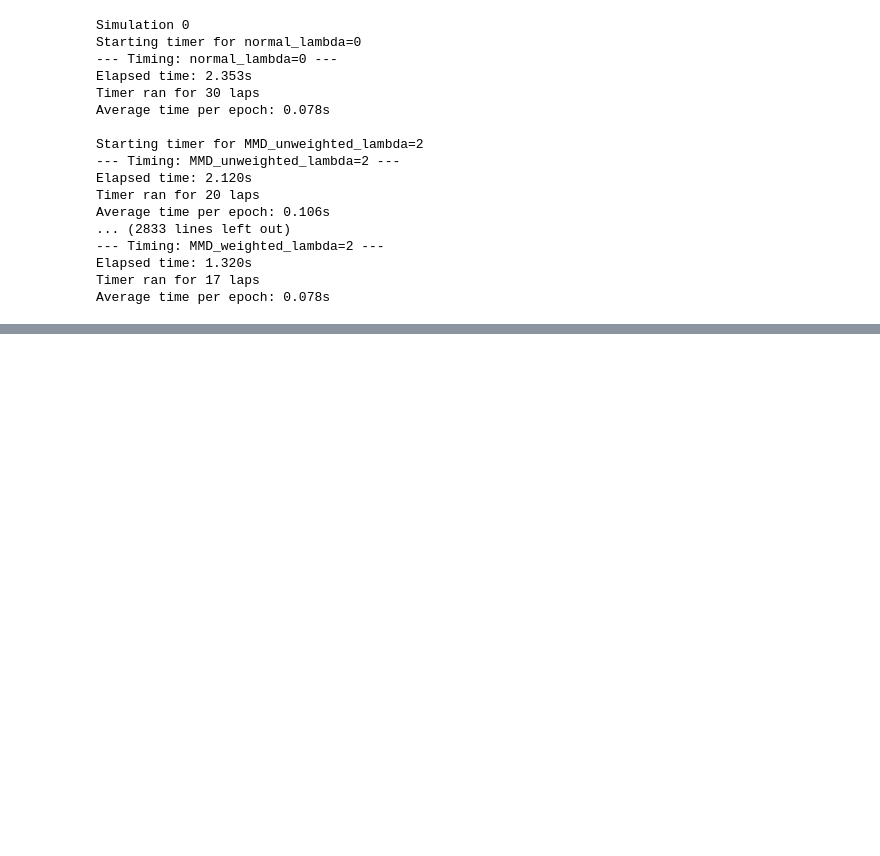
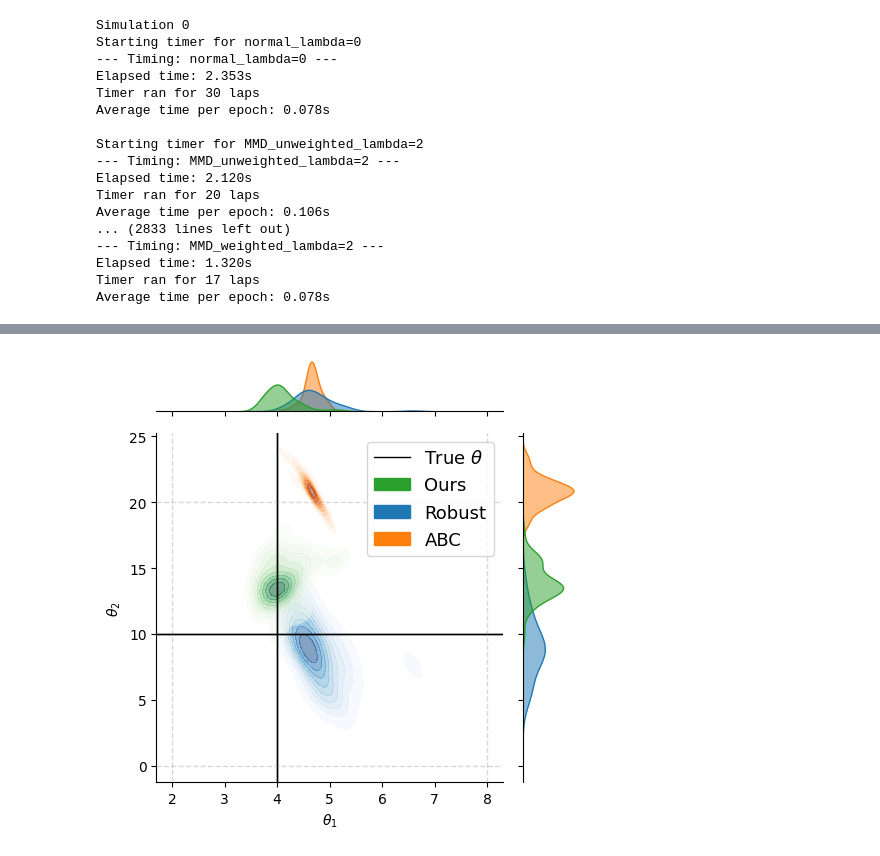
Before and after one commit to ymnglli/efficient-robust-sbi, a Jupyter notebook: notebooks/project.ipynb, the cells around one changed output, grey strips where cells are left out. Drawn from its saved outputs; the diff is of its cells as text; code cells hidden in the pictures; blank space fills up the shorter version.

```diff
--- a/notebooks/project.ipynb
+++ b/notebooks/project.ipynb
@@ -510,0 +637,63 @@ python .\exp_ricker.py --distance="mmd-efficient" --beta=2.0 --degree=0.2 --pre-
+# %%
+target_degree = 0.2
+target_beta = 2
+ss = 32
+i = 7
+
+posterior_normal = np.load(f"../objects/ABC/ricker_consolidated/degree={target_degree}/lambda={target_beta}/sample_size={ss}/{i}/posterior_normal.npy")
+posterior_robust = np.load(f"../objects/ABC/ricker_consolidated/degree={target_degree}/lambda={target_beta}/sample_size={ss}/{i}/posterior_robust.npy")
+posterior_robust_efficient = np.load(f"../objects/ABC/ricker_consolidated/degree={target_degree}/lambda={target_beta}/sample_size={ss}/{i}/posterior_efficient.npy")
+
+
+def plot_posterior_joints(post_normal, post_robust, post_efficient, *, method_label="NPE", height=5):
+      graph = sns.jointplot(x=post_normal[:, 0], y=post_normal[:, 1],
+            cmap="Oranges", kind="kde", height=height, marginal_kws={"color":"C1", "alpha":.5, "shade":True}, shade=True, thresh=0.05, alpha=.5,
+            label=method_label)
+
+      # plot joint with robust
+
+      graph.x = post_robust[:, 0]
+      graph.y = post_robust[:, 1]
+      graph.plot_joint(sns.kdeplot, cmap="Blues", shade=True, alpha=.5, label='Robust')
+      graph.ax_joint.axvline(x=theta_gt[0], lw=1, ls="-",c="black", label="True $\\theta$")
+      graph.ax_joint.axhline(y=theta_gt[1], lw=1, ls="-",c="black")
+      graph.plot_marginals(sns.kdeplot, color='C0', shade=True, alpha=.5, legend=False)
+
+      # plot joint with robust-efficient
+
+      graph.x = post_efficient[:, 0]
+      graph.y = post_efficient[:, 1]
+      graph.plot_joint(sns.kdeplot, cmap="Greens", shade=True, alpha=.5, label='Ours')
+      graph.ax_joint.axvline(x=theta_gt[0], lw=1, ls="-",c="black", label="True $\\theta$")
+      graph.ax_joint.axhline(y=theta_gt[1], lw=1, ls="-",c="black")
+      graph.plot_marginals(sns.kdeplot, color='C2', shade=True, alpha=.5, legend=False)
+
+      graph.ax_joint.axvline(x=2, ls="--", lw=1, c="gray", alpha=0.3)
+      graph.ax_joint.axvline(x=8, ls="--", lw=1, c="gray", alpha=0.3)
+
+      graph.ax_joint.axhline(y=0, ls="--", lw=1,c="gray", alpha=0.3)
+      graph.ax_joint.axhline(y=20, ls="--", lw=1, c="gray", alpha=0.3)
+
+      from matplotlib.patches import Patch
+      from matplotlib.lines import Line2D
+
+      legend_elements = [Line2D([0], [0], color='k', lw=1, label='True $\\theta$'),
+            Patch(facecolor='C2', edgecolor='C2',
+                  label='Ours'),
+            Patch(facecolor='C0', edgecolor='C0',
+                  label='Robust'),
+            Patch(facecolor='C1', edgecolor='C1',
+                  label=method_label)]
+
+      graph.ax_joint.legend(handles=legend_elements, loc='upper right', fontsize=13)
+
+      graph.ax_joint.set_xlabel('$\\theta_1$')
+      graph.ax_joint.set_ylabel('$\\theta_2$')
+
+      plt.tight_layout()
+      plt.show()
+
+plot_posterior_joints(posterior_normal, posterior_robust, posterior_robust_efficient, method_label="ABC", height=5)
+# plt.savefig("figure2.pdf", dpi = 300)
+# %% [output]
+[figure, added]
```
Also changed, not shown: parts of 17 cells of this notebook, 1 other file.
